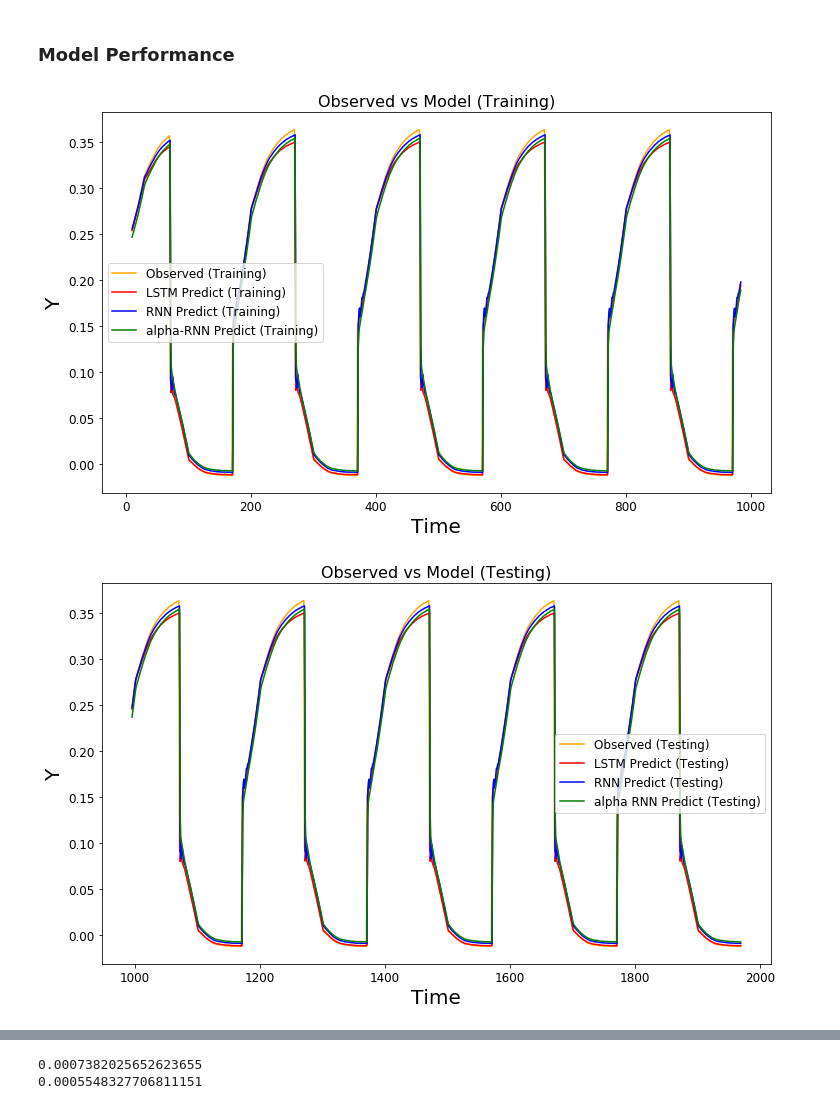
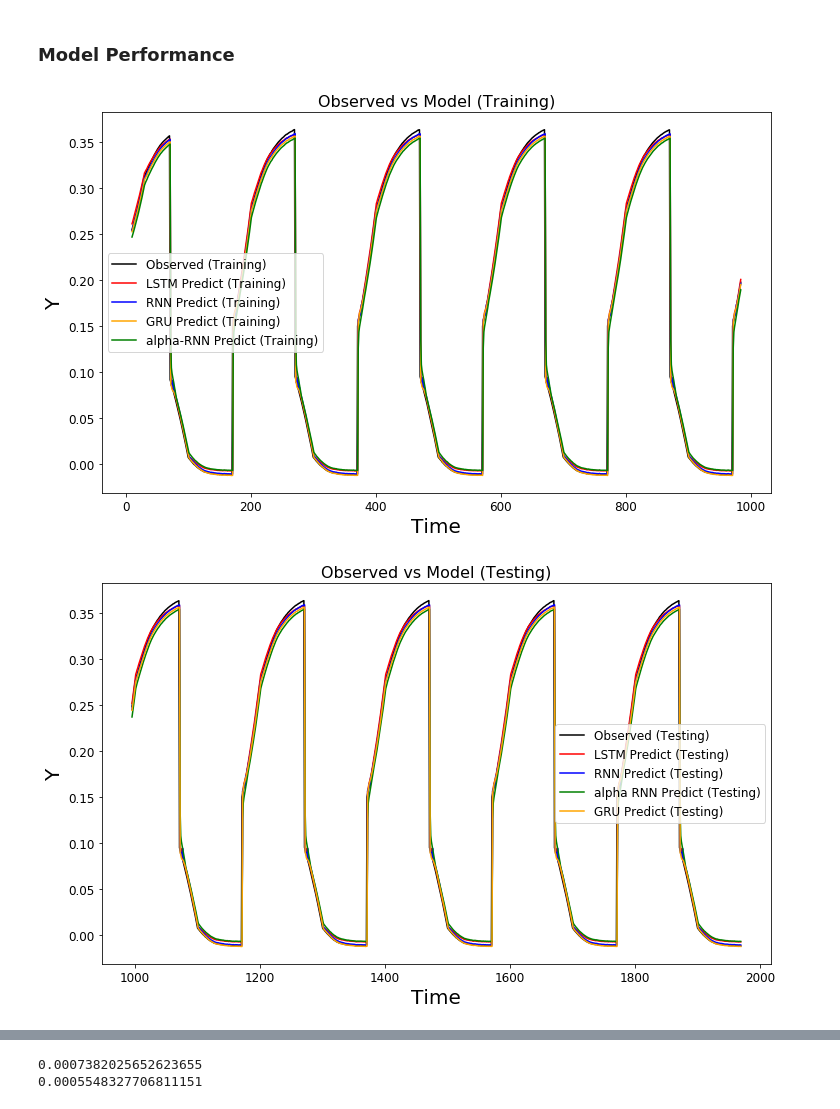
Before and after one commit to mfrdixon/MSRNN, a Jupyter notebook: Alpha_RNNs_regime_switching_test_case.ipynb, the cells around one changed output, grey strips where cells are left out. Drawn from its saved outputs; the diff is of its cells as text; code cells hidden in the pictures.

```diff
--- a/Alpha_RNNs_regime_switching_test_case.ipynb
+++ b/Alpha_RNNs_regime_switching_test_case.ipynb
@@ -546,7 +546,7 @@ x_test_reg = x_test_reg.iloc[:, col_ords]
 y_test_reg = df_test.loc[x_test_reg.index, [target]].values
 x_test_reg = np.reshape(x_test_reg.values, (x_test_reg.shape[0], np.int(x_test_reg.shape[1]/len(use_features)), len(use_features)))
 # %%
-es = EarlyStopping(monitor='val_loss', mode='min', verbose=1, patience=5, min_delta=0.00001)
+es = EarlyStopping(monitor='val_loss', mode='min', verbose=1, patience=5, min_delta=0.001)
 # %% [markdown]
 MFD: batch size must match that used for alpha_RNN when comparing LSTM
 # %% [markdown]
@@ -648,6 +638,6 @@ gru_model.add(GRU(hidden_size, input_shape=(x_train_reg.shape[1], x_train_reg.sh
 gru_model.add(Dense(1))
 gru_model.compile(loss='mean_squared_error', optimizer='adam')
 
-gru_model.fit(x_train_reg, y_train_reg, epochs=1500, batch_size=500, callbacks=[es])
+gru_model.fit(x_train_reg, y_train_reg, epochs=1500, batch_size=100, callbacks=[es])
 # %% [output]
 Epoch 1/1500
@@ -696,33 +693,32 @@ gru_pred_test = gru_model.predict(x_test_reg, verbose=1)
 ### Model Performance
 # %%
 fig = plt.figure(figsize=(12,7))
-train_line_real = plt.plot(df_train.index[n_steps:], df_train[use_feature][n_steps:], color="orange", label="Observed (Training)")
+train_line_real = plt.plot(df_train.index[n_steps:], df_train[use_feature][n_steps:], color="black", label="Observed (Training)")
 train_line_pred = plt.plot(df_train.index[n_steps:], lstm_pred_train[:, 0], color="red", label="LSTM Predict (Training)")
 train_line_pred = plt.plot(df_train.index[n_steps:], rnn_pred_train[:, 0], color="blue", label="RNN Predict (Training)")
-#train_line_pred = plt.plot(df_train.index[n_steps:], gru_pred_train[:, 0], color="black", label="GRU Predict (Training)")
+train_line_pred = plt.plot(df_train.index[n_steps:], gru_pred_train[:, 0], color="orange", label="GRU Predict (Training)")
 train_line_pred = plt.plot(df_train.index[n_steps:], y_predicted_ar_train, color='green', label="alpha-RNN Predict (Training)")
 
 plt.legend(loc="best", fontsize=12)
 plt.title('Observed vs Model (Training)', fontsize=16)
 plt.xlabel('Time', fontsize=20)
 plt.ylabel('Y', fontsize=20)
 
 
 fig = plt.figure(figsize=(12,7))
-test_line_real = plt.plot(df_test.index[n_steps:], df_test[use_feature][n_steps:], color="orange", label="Observed (Testing)")
+test_line_real = plt.plot(df_test.index[n_steps:], df_test[use_feature][n_steps:], color="black", label="Observed (Testing)")
 test_line_pred = plt.plot(df_test.index[n_steps:], lstm_pred_test[:, 0], color="red", label="LSTM Predict (Testing)")
 test_line_pred = plt.plot(df_test.index[n_steps:], rnn_pred_test[:, 0], color="blue", label="RNN Predict (Testing)")
 testline_pred = plt.plot(df_test.index[n_steps:],y_predicted_ar, color='green', label="alpha RNN Predict (Testing)")
-
-#test_line_pred = plt.plot(df_test.index[n_steps:], gru_pred_test[:, 0], color="black", label="GRU Predict (Testing)")
+test_line_pred = plt.plot(df_test.index[n_steps:], gru_pred_test[:, 0], color="orange", label="GRU Predict (Testing)")
 # train_line_pred = plt.plot(session.run(output, feed_dict={alpharnn.input_layer: x_test_reg})
 
 plt.legend(loc="best", fontsize=12)
 plt.title('Observed vs Model (Testing)', fontsize=16)
 plt.xlabel('Time', fontsize=20)
 plt.ylabel('Y', fontsize=20)
 
 plt.show()
 # %% [output]
-[figure, old version]
+[figure, new version]
-[figure, old version]
+[figure, new version]
```
Also changed, not shown: parts of 8 cells of this notebook.
